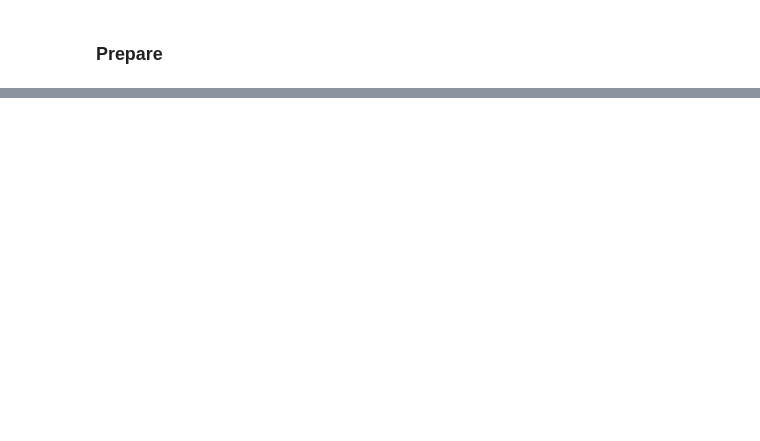
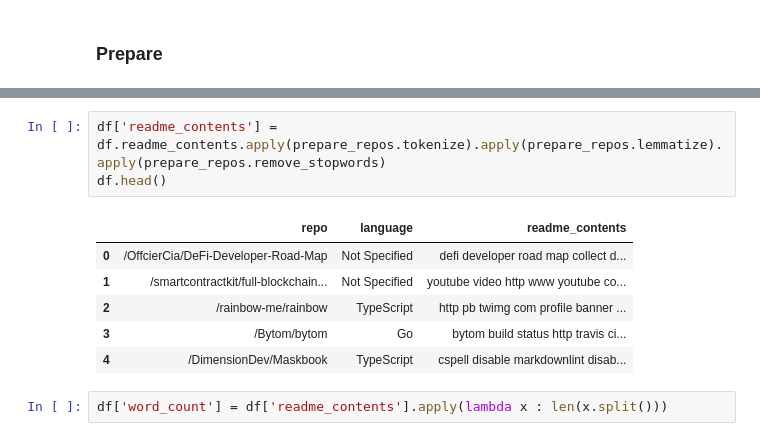
Before and after one commit to tim-keriazes/github-web-scraping-NLP-project, a Jupyter notebook: Lindy_working_notebook.ipynb, the cells around one changed output, grey strips where cells are left out. Saved outputs shown, nothing was run; the diff lists cells and outputs as text; blank space fills up the shorter version.

Commit message:
cant_split_ugh

```diff
--- a/Lindy_working_notebook.ipynb
+++ b/Lindy_working_notebook.ipynb
@@ -284,0 +288,12 @@ dtype: int64
+# %%
+df['readme_contents'] = df.readme_contents.apply(prepare_repos.tokenize).apply(prepare_repos.lemmatize).apply(prepare_repos.remove_stopwords)
+df.head()
+# %% [output]
+|  | repo | language | readme_contents |
+| 0 | /OffcierCia/DeFi-Developer-Road-Map | Not Specified | defi developer road map collect d... |
+| 1 | /smartcontractkit/full-blockchain... | Not Specified | youtube video http www youtube co... |
+| 2 | /rainbow-me/rainbow | TypeScript | http pb twimg com profile banner ... |
+| 3 | /Bytom/bytom | Go | bytom build status http travis ci... |
+| 4 | /DimensionDev/Maskbook | TypeScript | cspell disable markdownlint disab... |
+# %%
+df['word_count'] = df['readme_contents'].apply(lambda x : len(x.split()))
```
Also changed, not shown: parts of 56 cells of this notebook.
